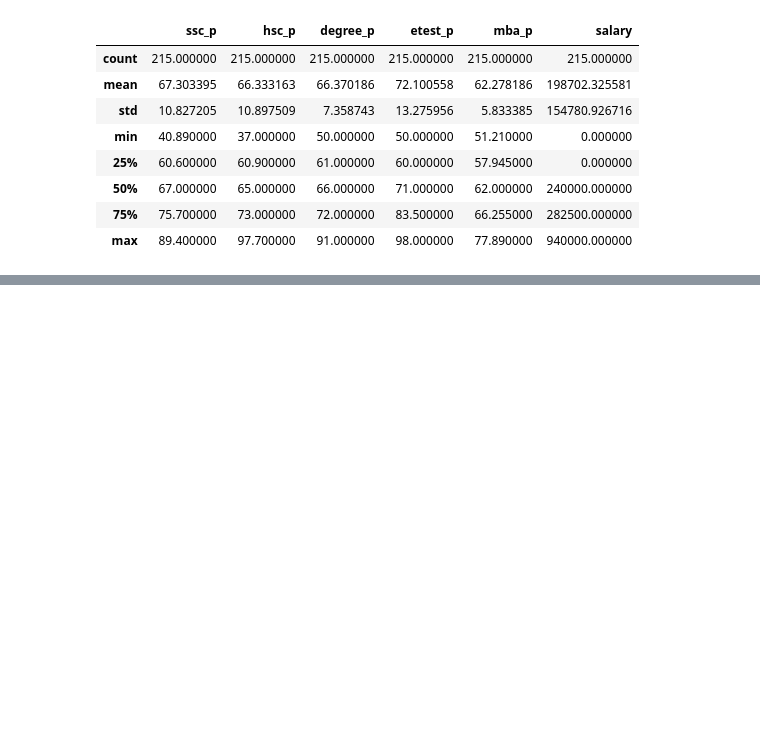
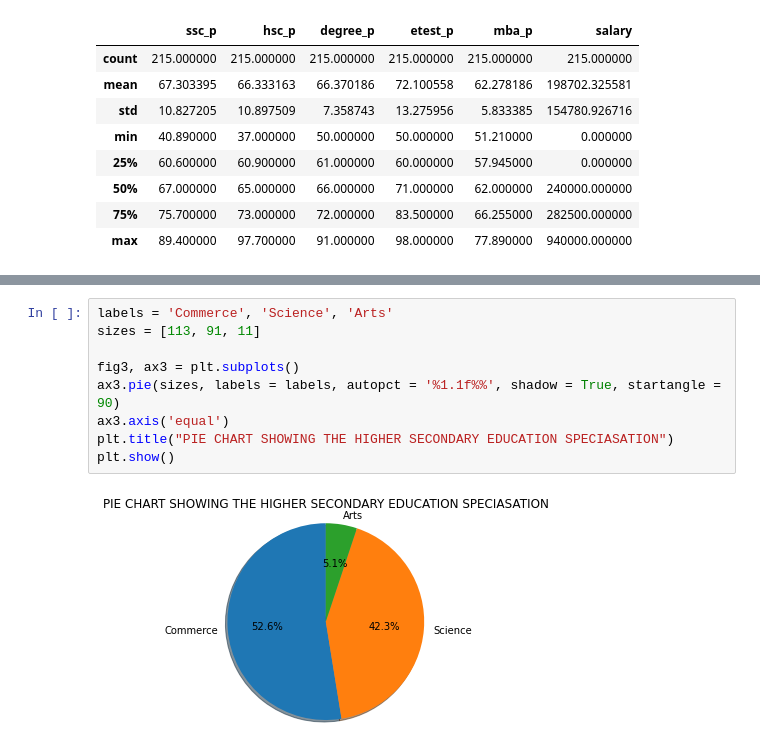
Before and after one commit to devchoplife/Campus-placement, a Jupyter notebook: school_placement.ipynb, the cells around one changed output, grey strips where cells are left out. Drawn from its saved outputs; the diff is of its cells as text; blank space fills up the shorter version.

```diff
--- a/school_placement.ipynb
+++ b/school_placement.ipynb
@@ -192,0 +192,11 @@ Categories (2, object): [Not Placed, Placed]
+# %%
+labels = 'Commerce', 'Science', 'Arts'
+sizes = [113, 91, 11]
+
+fig3, ax3 = plt.subplots()
+ax3.pie(sizes, labels = labels, autopct = '%1.1f%%', shadow = True, startangle = 90)
+ax3.axis('equal')
+plt.title("PIE CHART SHOWING THE HIGHER SECONDARY EDUCATION SPECIASATION")
+plt.show()
+# %% [output]
+[figure, added]
```
Also changed, not shown: parts of 18 cells of this notebook.
